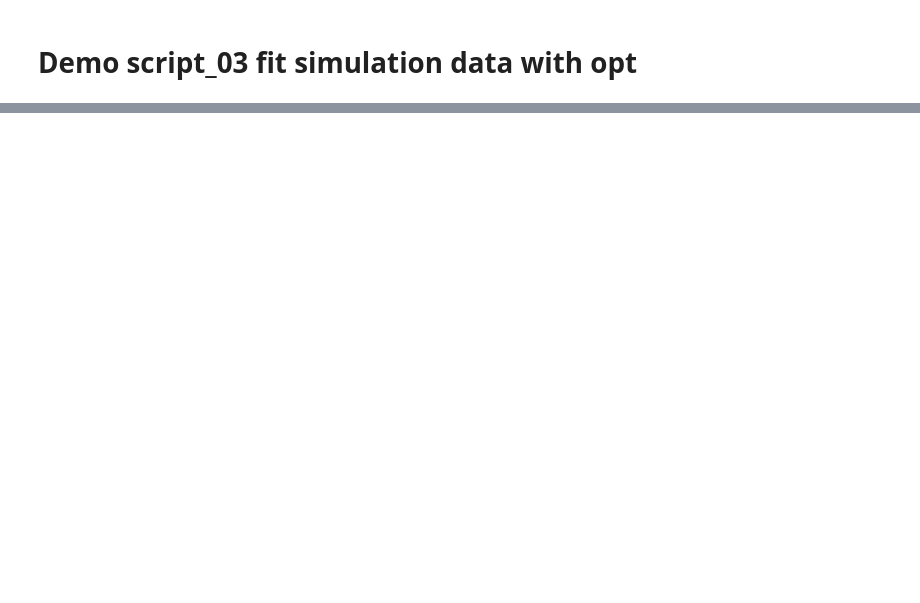
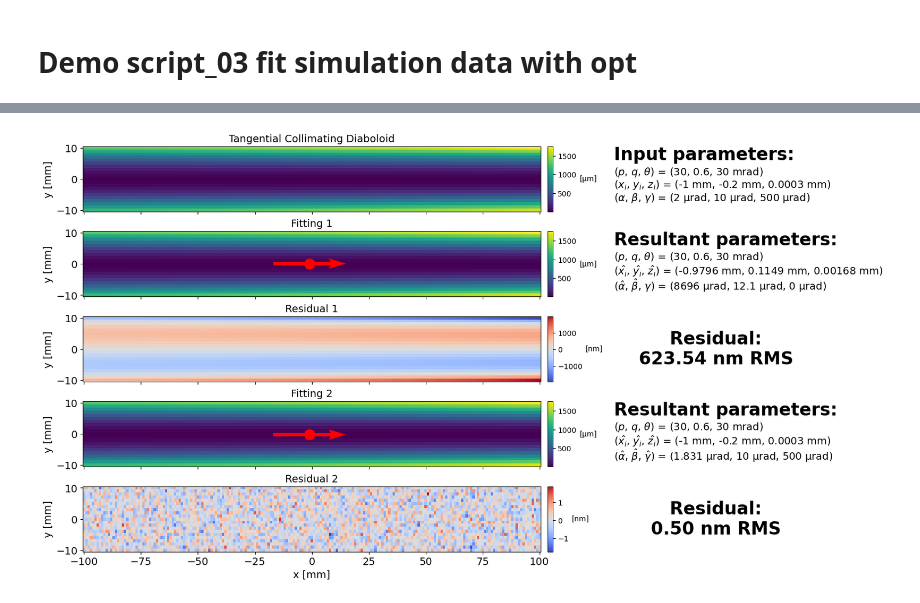
Before and after one commit to nsls2omf/xmf, a Jupyter notebook: python/demo_script_03_fit_simulation_data_with_opt.ipynb, the cells around one changed output, grey strips where cells are left out. Drawn from its saved outputs; the diff is of its cells as text; code cells hidden in the pictures; blank space fills up the shorter version.

```diff
--- a/python/demo_script_03_fit_simulation_data_with_opt.ipynb
+++ b/python/demo_script_03_fit_simulation_data_with_opt.ipynb
@@ -174,0 +211,46 @@ xmf.fig_show_1d_fitting_slope(x1d, sx1d_measured, sx1d_fit, sx1d_res, true_param
+# %%
+# 8.2. Tangential Collimating Diaboloid (TCD)
+
+true_tcd_params_dict = {
+    'p': abs_p,
+    'q': abs_q_s,
+    'theta': theta,
+    'x_i': x_i,
+    'y_i': y_i,
+    'z_i': z_i,
+    'alpha': alpha,
+    'beta': beta,
+    'gamma': gamma
+}
+
+# 8.2.1. Tangential Collimating Diaboloid (TCD) without considering gamma
+
+opt_dict = {
+    'p': False,
+    'q': False,
+    'theta': False,
+    'y_i': True,
+    'gamma': False
+}
+
+z2d = xmf.generate_2d_curved_surface_height(xmf.standard_tan_col_diaboloid_height, x2d, y2d, abs_p, abs_q_s, theta, x_i, y_i, z_i, alpha, beta, gamma)
+z2d_measured = z2d + np.random.randn(z2d.shape[0], z2d.shape[1])*height_measurement_noise_std
+z2d_res_wo_gamma, z2d_fit_wo_gamma, opt_params_dict_wo_gamma, opt_params_ci_dict_wo_gamma, _ = xmf.fit_tan_col_diaboloid_height(x2d, y2d, z2d_measured, input_tcd_params_dict, opt_dict)
+
+# 8.2.2. Tangential Collimating Diaboloid (TCD)
+
+opt_dict = {
+    'p': False,
+    'q': False,
+    'theta': False,
+    'y_i': True,
+    'gamma': True
+}
+
+z2d = xmf.generate_2d_curved_surface_height(xmf.standard_tan_col_diaboloid_height, x2d, y2d, abs_p, abs_q_s, theta, x_i, y_i, z_i, alpha, beta, gamma)
+z2d_measured = z2d + np.random.randn(z2d.shape[0], z2d.shape[1])*height_measurement_noise_std
+z2d_res, z2d_fit, opt_params_dict, opt_params_ci_dict, _ = xmf.fit_tan_col_diaboloid_height(x2d, y2d, z2d_measured, input_tcd_params_dict, opt_dict)
+
+xmf.fig_show_2d_different_fitting_maps(x2d, y2d, z2d_measured, z2d_fit_wo_gamma, z2d_res_wo_gamma, z2d_fit, z2d_res, true_tcd_params_dict, opt_params_dict_wo_gamma, opt_params_ci_dict_wo_gamma, opt_params_dict, opt_params_ci_dict, 'Tangential Collimating Diaboloid')
+# %% [output]
+[figure, added]
```
Also changed, not shown: parts of 10 cells of this notebook, 15 other files.
